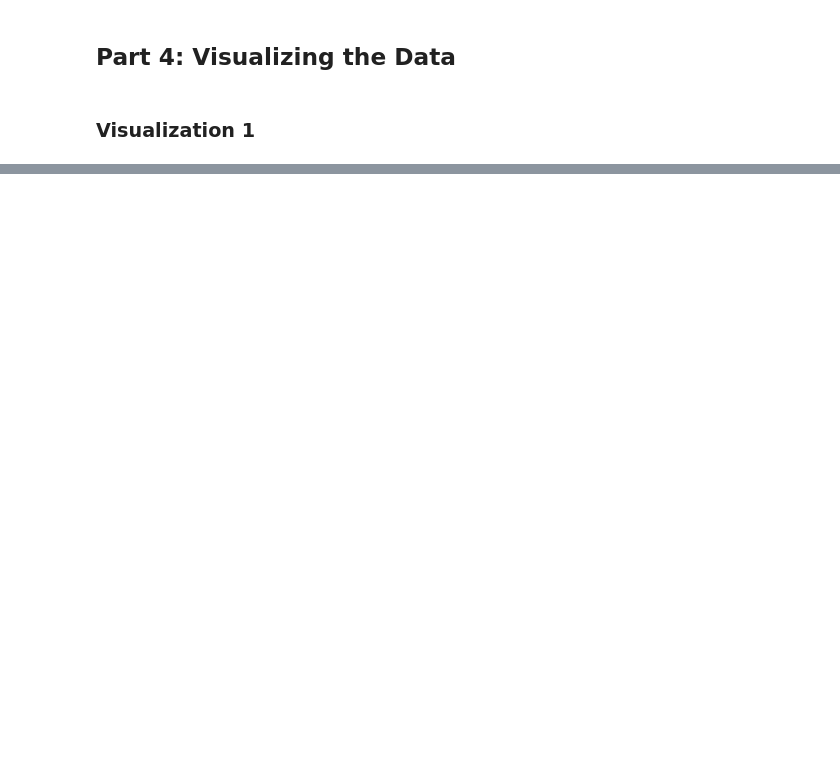
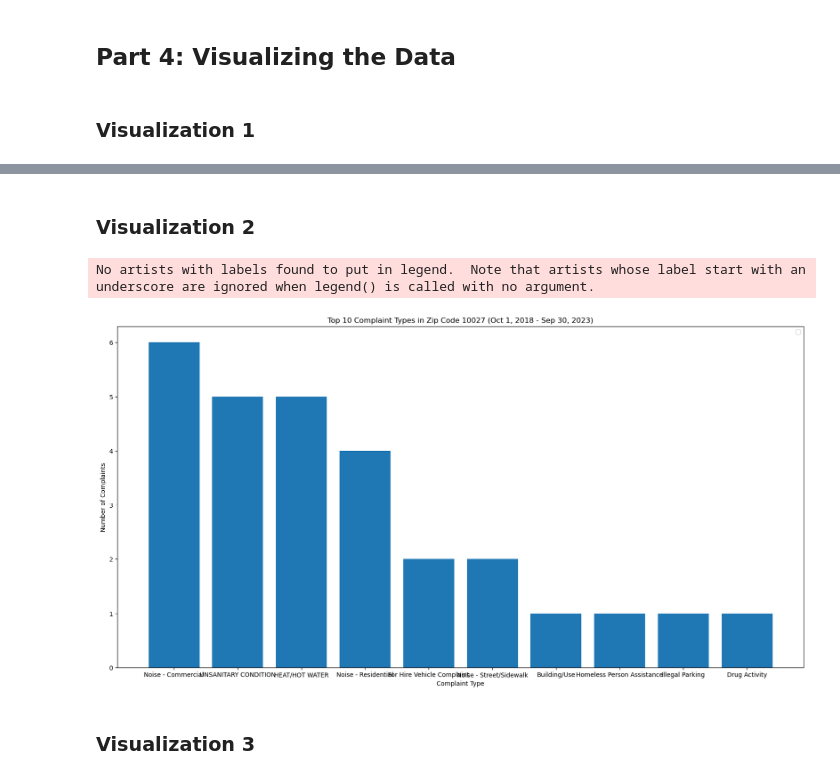
Before and after one commit to ys3188/4501-final-project, a Jupyter notebook: 4501 final project.ipynb, the cells around one changed output, grey strips where cells are left out. Cells and saved outputs as stored; diff of their text form; code cells hidden in the pictures; blank space fills up the shorter version.

```diff
--- a/4501 final project.ipynb
+++ b/4501 final project.ipynb
@@ -682,0 +793,43 @@ plot_visual_1(some_dataframe)
+# %% [markdown]
+### Visualization 2
+# %%
+def get_data_for_visual_2():
+    #AND created_date BETWEEN '2018-10-01' AND '2023-09-30'
+
+    top10_complaints_for_10027 = """
+    SELECT complaint_type, COUNT(*) AS complaint_count
+    FROM complaints
+    WHERE incident_zip = '10027'
+    GROUP BY complaint_type
+    ORDER BY complaint_count DESC
+    LIMIT 10;
+    """
+    return pd.read_sql_query(top10_complaints_for_10027, engine)
+# %%
+import matplotlib.pyplot as plt
+import seaborn as sns
+
+#dataframe = pd.read_sql_query(top10_complaints_for_10027, engine)
+def plot_visual_2(dataframe):
+
+
+    figure, axes = plt.subplots(figsize=(20, 10))
+
+    axes.bar(dataframe['complaint_type'], dataframe['complaint_count'])
+    #sns.barplot(x = "complaint_type", y = "complaint_count", data = dataframe, ax = axes)
+
+    axes.set_title("Top 10 Complaint Types in Zip Code 10027 (Oct 1, 2018 - Sep 30, 2023)")
+    axes.set_xlabel("Complaint Type")
+    axes.set_ylabel("Number of Complaints")
+    axes.legend()
+
+
+    plt.show()
+# %%
+some_dataframe = get_data_for_visual_2()
+plot_visual_2(some_dataframe)
+# %% [output]
+No artists with labels found to put in legend.  Note that artists whose label start with an underscore are ignored when legend() is called with no argument.
+[figure, added]
+# %% [markdown]
+### Visualization 3
```
Also changed, not shown: parts of 76 cells of this notebook, 6 other files.
